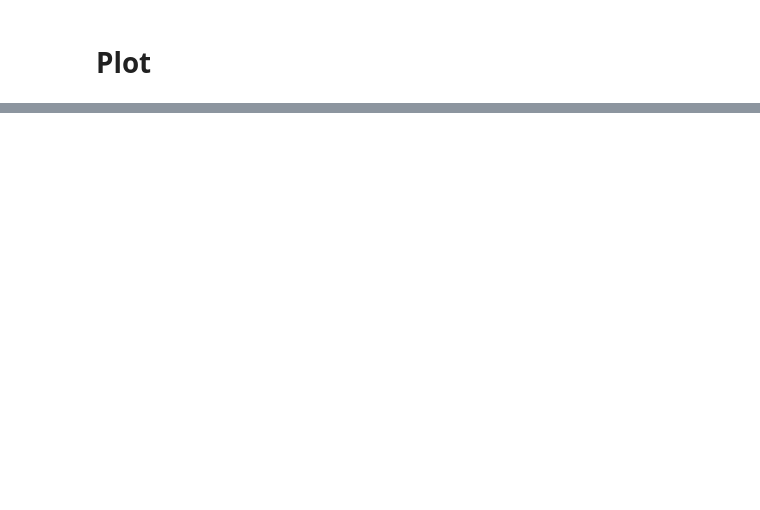
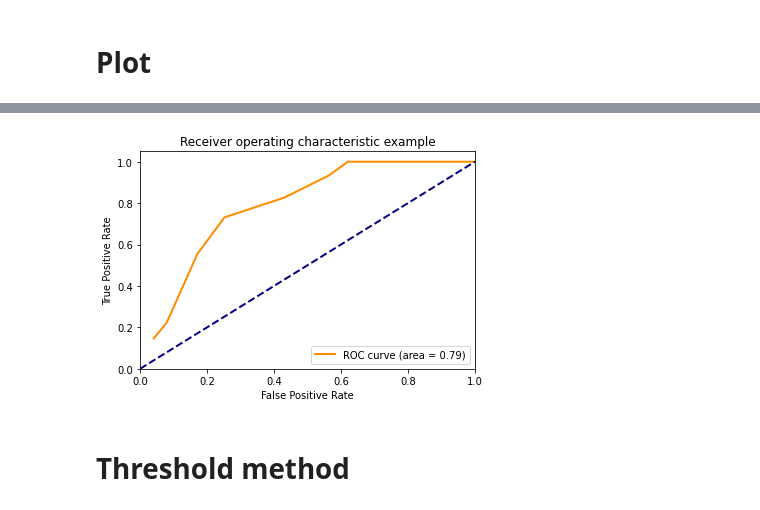
Before and after one commit to WeiHao97/drift-detection, a Jupyter notebook: drift_detect.ipynb, the cells around one changed output, grey strips where cells are left out. Cells and saved outputs as stored; diff of their text form; code cells hidden in the pictures; blank space fills up the shorter version.

Commit message:
Threshold method

```diff
--- a/drift_detect.ipynb
+++ b/drift_detect.ipynb
@@ -220,0 +243,20 @@ Total-Sample: 3180 | Batchsize: 64 | True-Postive: 0.42 | False-Postive: 0.36 |
+# %%
+batch_sizes = [1,2,4,8,16,32,64,128,256,512]
+threshold = 0.816110 - 0.1
+# Compute ROC curve and ROC area for each class
+fpr = []
+tpr = []
+roc_auc = []
+for batch_size in tqdm(batch_sizes):
+    full_loader, full_size = mixed_dataloader(datasets, data_transforms, shuffle = False, batch_size = batch_size)
+    accs, drift_pos, uncertainties, times, start = drift_statistics(full_loader['val'], model, drift_detector, device)
+    t_p, f_p, f_n,t_n = confusion_matrix(accs, drift_pos, threshold)
+    fpr.append(f_p/ (f_p + t_n))
+    tpr.append(t_p/(t_p + f_n))
+    torch.cuda.empty_cache()
+# %%
+fpr_tpr = sorted(zip(fpr, tpr), key=lambda x: x[0])
+# %%
+fpr, tpr = [list(tup) for tup in zip(*fpr_tpr)]
+# %%
+roc_auc = auc(fpr, tpr)
@@ -220,0 +289,22 @@ Total-Sample: 3180 | Batchsize: 64 | True-Postive: 0.42 | False-Postive: 0.36 |
+# %%
+plt.figure()
+lw = 2
+plt.plot(
+    fpr,
+    tpr,
+    color="darkorange",
+    lw=lw,
+    label="ROC curve (area = %0.2f)" % roc_auc,
+)
+plt.plot([0, 1], [0, 1], color="navy", lw=lw, linestyle="--")
+plt.xlim([0.0, 1.0])
+plt.ylim([0.0, 1.05])
+plt.xlabel("False Positive Rate")
+plt.ylabel("True Positive Rate")
+plt.title("Receiver operating characteristic example")
+plt.legend(loc="lower right")
+plt.show()
+# %% [output]
+[figure, added]
+# %% [markdown]
+# Threshold method
```
Also changed, not shown: parts of 25 cells of this notebook.
